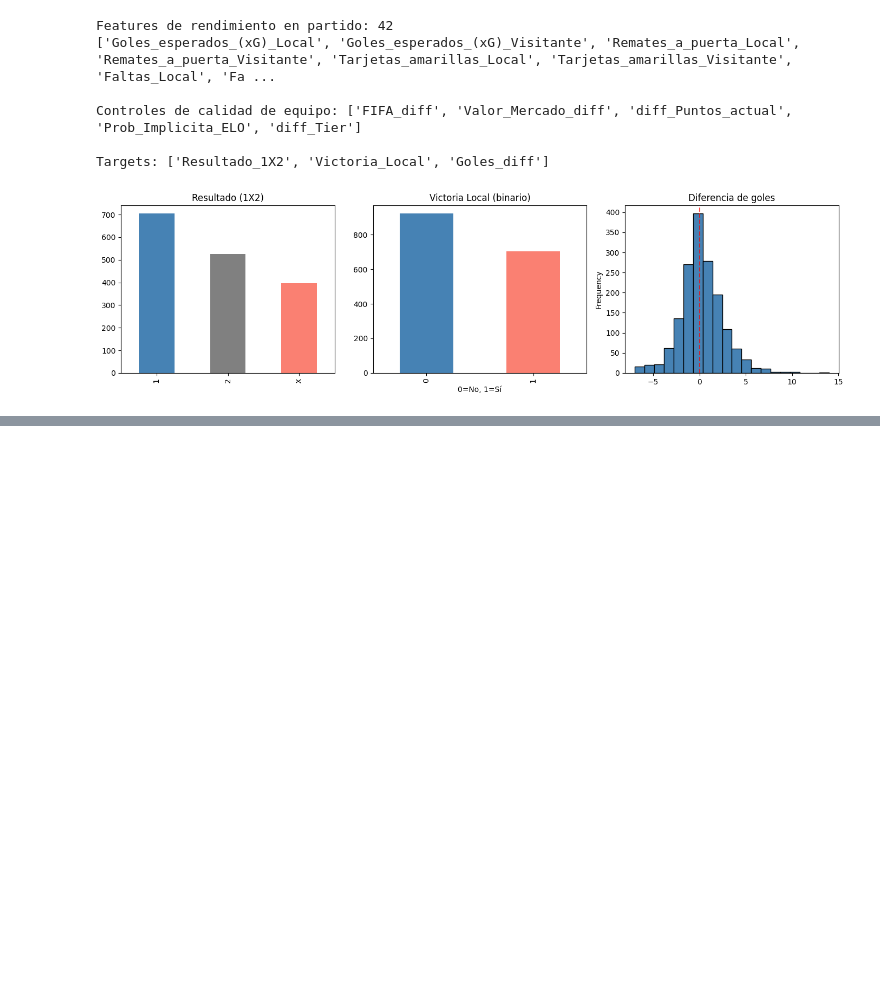
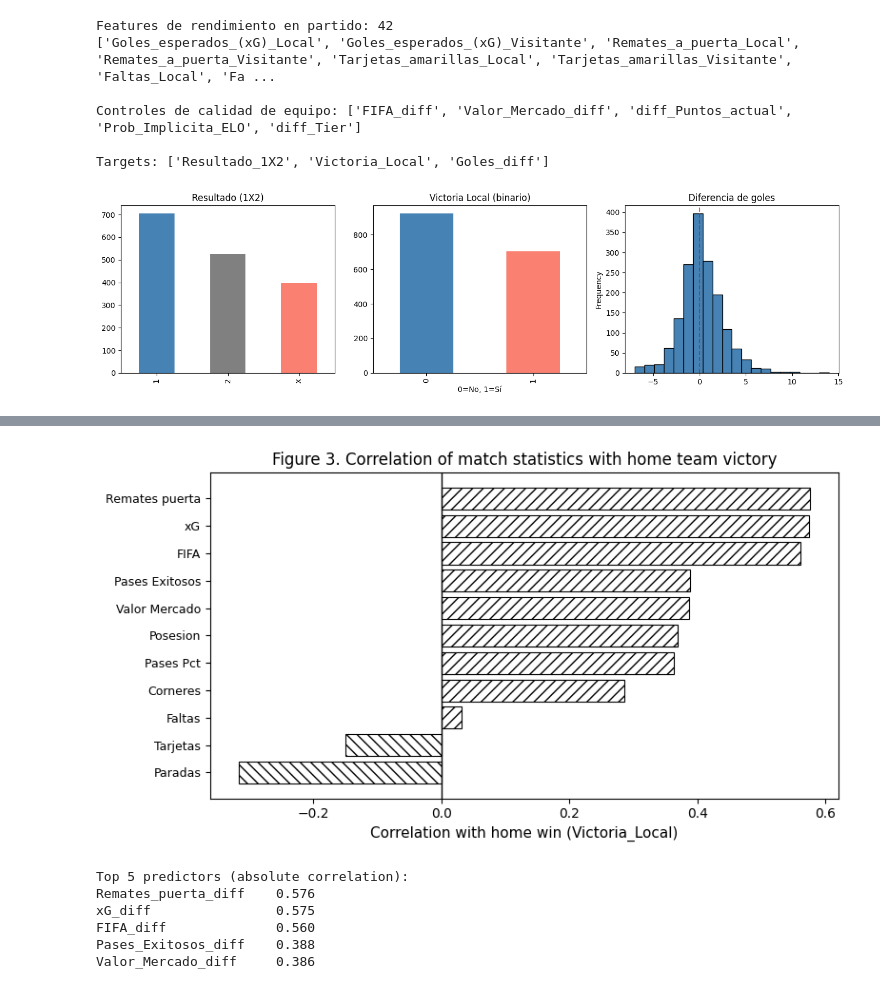
Before and after one commit to dondarjl/Football-scrapping-project, a Jupyter notebook: Data Cleaning.ipynb, the cells around one changed output, grey strips where cells are left out. Saved outputs shown, nothing was run; the diff lists cells and outputs as text; code cells hidden in the pictures; blank space fills up the shorter version.

```diff
--- a/Data Cleaning.ipynb
+++ b/Data Cleaning.ipynb
@@ -1080,0 +1220,34 @@ plt.show()
+# %%
+# --- Figure 3: Correlations with Victoria_Local ---
+diff_cols = [c for c in df.columns if c.endswith('_diff')
+             and c not in ('Goles_diff',) and df[c].dtype != object]
+corrs = (df[diff_cols + ['Victoria_Local']]
+         .corr(numeric_only=True)['Victoria_Local']
+         .drop('Victoria_Local')
+         .dropna()
+         .sort_values())
+
+fig, ax = plt.subplots(figsize=(8, max(4, len(corrs) * 0.4)))
+bars = ax.barh(range(len(corrs)), corrs.values,
+               color='white', edgecolor='black', linewidth=0.8)
+for bar, val in zip(bars, corrs.values):
+    bar.set_hatch('///' if val >= 0 else '\\\\\\')
+
+ax.axvline(0, color='black', linewidth=1)
+ax.set_yticks(range(len(corrs)))
+ax.set_yticklabels([c.replace('_diff', '').replace('_', ' ') for c in corrs.index], fontsize=9)
+ax.set_xlabel('Correlation with home win (Victoria_Local)', fontsize=11)
+ax.set_title('Figure 3. Correlation of match statistics with home team victory', fontsize=12)
+plt.tight_layout()
+plt.show()
+
+print('Top 5 predictors (absolute correlation):')
+print(corrs.abs().sort_values(ascending=False).head(5).round(3).to_string())
+# %% [output]
+[figure, added]
+Top 5 predictors (absolute correlation):
+Remates_puerta_diff    0.576
+xG_diff                0.575
+FIFA_diff              0.560
+Pases_Exitosos_diff    0.388
+Valor_Mercado_diff     0.386
```
Also changed, not shown: parts of 15 cells of this notebook.
